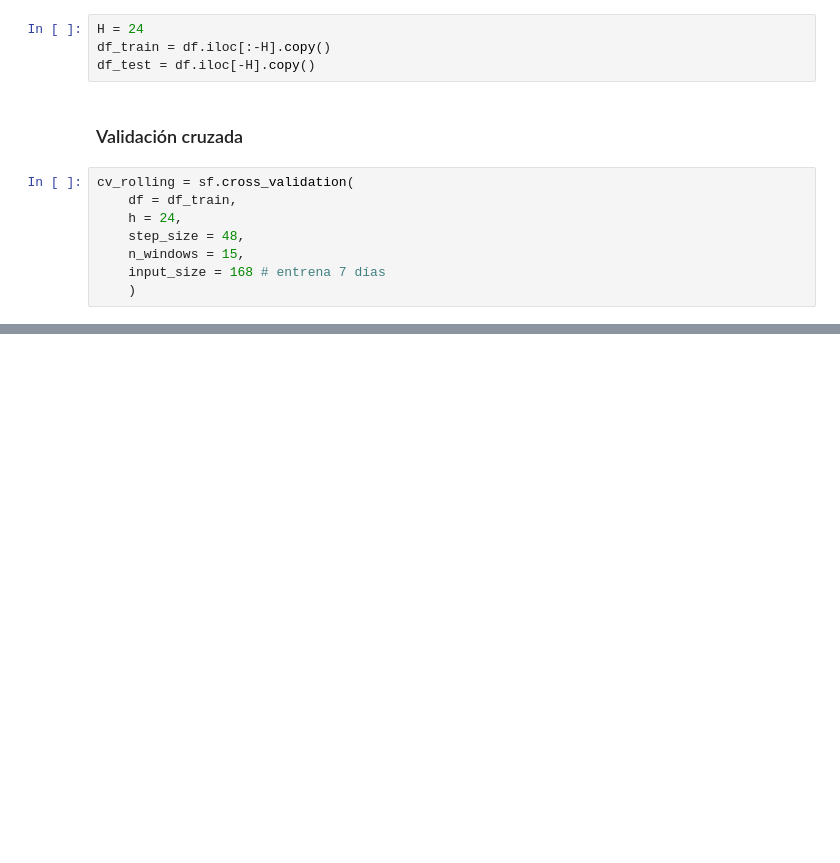
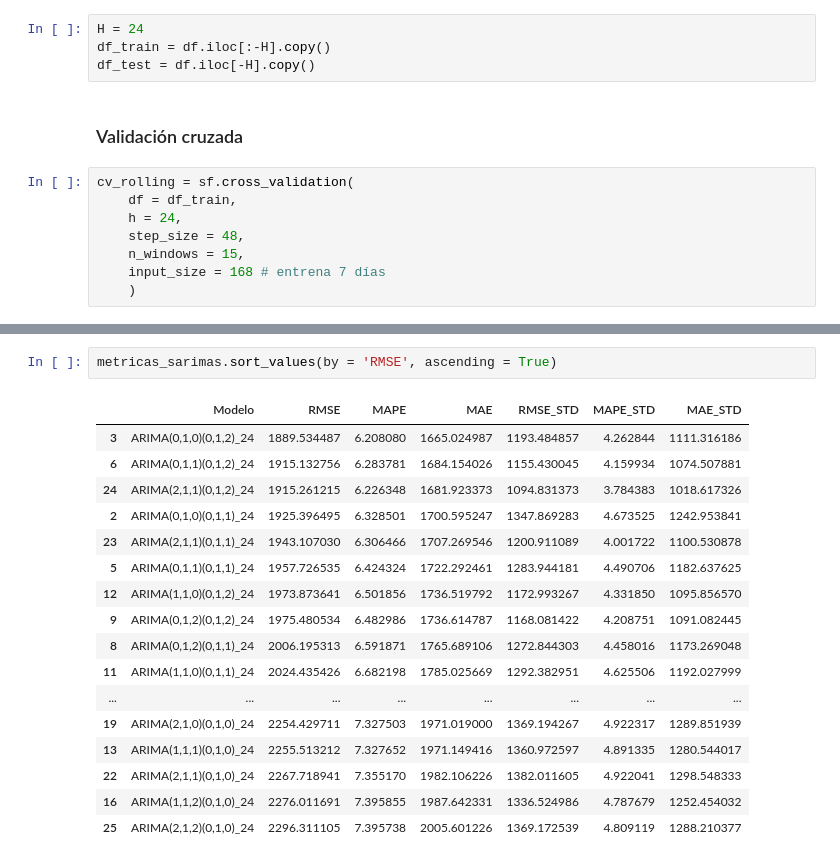
Before and after one commit to JairRamosG/Demanda_Energetica_SARIMA, a Jupyter notebook: notebooks/03_Modelos.ipynb, the cells around one changed output, grey strips where cells are left out. Drawn from its saved outputs; the diff is of its cells as text; blank space fills up the shorter version.

```diff
--- a/notebooks/03_Modelos.ipynb
+++ b/notebooks/03_Modelos.ipynb
@@ -200,0 +251,20 @@ metricas_sarimas
+# %%
+metricas_sarimas.sort_values(by = 'RMSE', ascending = True)
+# %% [output]
+|  | Modelo | RMSE | MAPE | MAE | RMSE_STD | MAPE_STD | MAE_STD |
+| 3 | ARIMA(0,1,0)(0,1,2)_24 | 1889.534487 | 6.208080 | 1665.024987 | 1193.484857 | 4.262844 | 1111.316186 |
+| 6 | ARIMA(0,1,1)(0,1,2)_24 | 1915.132756 | 6.283781 | 1684.154026 | 1155.430045 | 4.159934 | 1074.507881 |
+| 24 | ARIMA(2,1,1)(0,1,2)_24 | 1915.261215 | 6.226348 | 1681.923373 | 1094.831373 | 3.784383 | 1018.617326 |
+| 2 | ARIMA(0,1,0)(0,1,1)_24 | 1925.396495 | 6.328501 | 1700.595247 | 1347.869283 | 4.673525 | 1242.953841 |
+| 23 | ARIMA(2,1,1)(0,1,1)_24 | 1943.107030 | 6.306466 | 1707.269546 | 1200.911089 | 4.001722 | 1100.530878 |
+| 5 | ARIMA(0,1,1)(0,1,1)_24 | 1957.726535 | 6.424324 | 1722.292461 | 1283.944181 | 4.490706 | 1182.637625 |
+| 12 | ARIMA(1,1,0)(0,1,2)_24 | 1973.873641 | 6.501856 | 1736.519792 | 1172.993267 | 4.331850 | 1095.856570 |
+| 9 | ARIMA(0,1,2)(0,1,2)_24 | 1975.480534 | 6.482986 | 1736.614787 | 1168.081422 | 4.208751 | 1091.082445 |
+| 8 | ARIMA(0,1,2)(0,1,1)_24 | 2006.195313 | 6.591871 | 1765.689106 | 1272.844303 | 4.458016 | 1173.269048 |
+| 11 | ARIMA(1,1,0)(0,1,1)_24 | 2024.435426 | 6.682198 | 1785.025669 | 1292.382951 | 4.625506 | 1192.027999 |
+| ... | ... | ... | ... | ... | ... | ... | ... |
+| 19 | ARIMA(2,1,0)(0,1,0)_24 | 2254.429711 | 7.327503 | 1971.019000 | 1369.194267 | 4.922317 | 1289.851939 |
+| 13 | ARIMA(1,1,1)(0,1,0)_24 | 2255.513212 | 7.327652 | 1971.149416 | 1360.972597 | 4.891335 | 1280.544017 |
+| 22 | ARIMA(2,1,1)(0,1,0)_24 | 2267.718941 | 7.355170 | 1982.106226 | 1382.011605 | 4.922041 | 1298.548333 |
+| 16 | ARIMA(1,1,2)(0,1,0)_24 | 2276.011691 | 7.395855 | 1987.642331 | 1336.524986 | 4.787679 | 1252.454032 |
+| 25 | ARIMA(2,1,2)(0,1,0)_24 | 2296.311105 | 7.395738 | 2005.601226 | 1369.172539 | 4.809119 | 1288.210377 |
```
Also changed, not shown: parts of 4 cells of this notebook, 1 other file.
